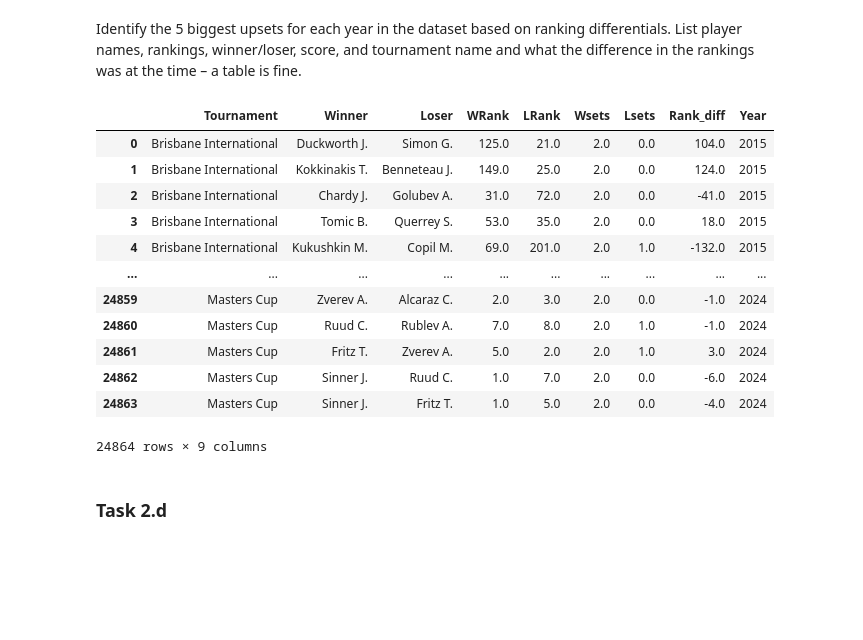
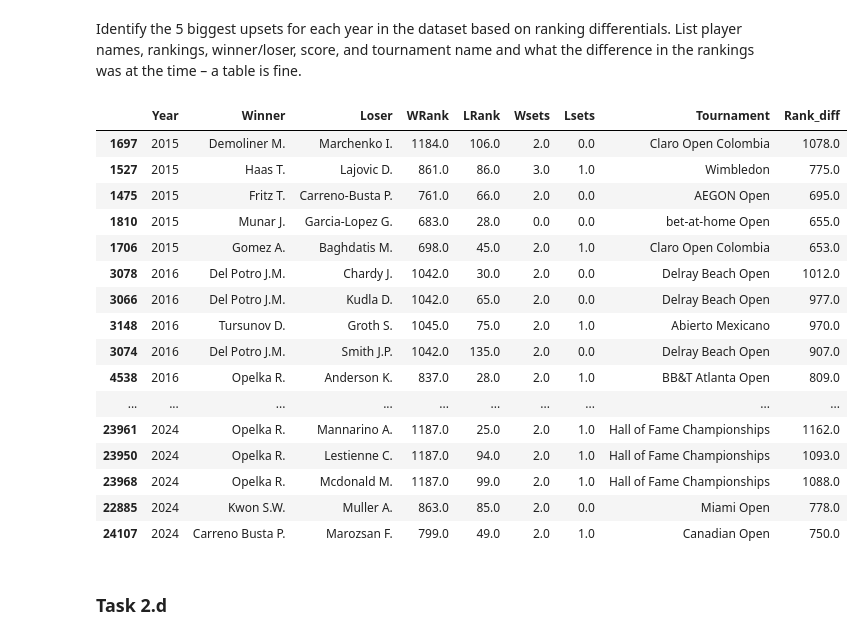
Before and after one commit to Scotty538/ml_one, a Jupyter notebook: Jupyter Project Report Template DRAFT v2.0_297201 - A1.ipynb, the cells around one changed output. Cells and saved outputs as stored; diff of their text form; code cells hidden in the pictures; blank space fills up the shorter version.

```diff
--- a/Jupyter Project Report Template DRAFT v2.0_297201 - A1.ipynb
+++ b/Jupyter Project Report Template DRAFT v2.0_297201 - A1.ipynb
@@ -821,23 +775,34 @@ Although Mannarino A. has the most first round losses (112) during the period 20
 # %% [markdown]
 Identify the 5 biggest upsets for each year in the dataset based on ranking differentials. List player names, rankings, winner/loser, score, and tournament name and what the difference in the rankings was at the time – a table is fine.
 # %%
+# The resulting table is long, so I have changed the settings to show all of it
+pd.set_option('display.max_rows', None)
+
 tennis_total_clean['Rank_diff'] = tennis_total_clean['WRank'] - tennis_total_clean['LRank']
 # A larger Rank_diff indicates a lower-ranked player upset a higher-ranked player
 
+sorted_year_and_rank = tennis_total_clean[['Year','Winner','Loser','WRank','LRank','Wsets','Lsets','Tournament','Rank_diff']].sort_values(['Year', 'Rank_diff'], ascending=[True, False])
+grouped_the_sorted_year_and_rank = sorted_year_and_rank.groupby('Year')
+top_five_upsets_grouped_and_sorted = grouped_the_sorted_year_and_rank.head(5)
+top_five_upsets_grouped_and_sorted
 
-upsets = tennis_total_clean[['Tournament','Winner','Loser','WRank','LRank','Wsets', 'Lsets', 'Rank_diff','Year']]
-upsets
+# First attempt
+# upsets = tennis_total_clean[['Year','Winner','Loser','WRank','LRank','Wsets','Lsets','Tournament','Rank_diff']].groupby('Year').sort_values(['Year','Rank_diff'], ascending = [True, False]).head(5)
 # %% [output]
-|  | Tournament | Winner | Loser | WRank | LRank | Wsets | Lsets | Rank_diff | Year |
-| 0 | Brisbane International | Duckworth J. | Simon G. | 125.0 | 21.0 | 2.0 | 0.0 | 104.0 | 2015 |
-| 1 | Brisbane International | Kokkinakis T. | Benneteau J. | 149.0 | 25.0 | 2.0 | 0.0 | 124.0 | 2015 |
-| 2 | Brisbane International | Chardy J. | Golubev A. | 31.0 | 72.0 | 2.0 | 0.0 | -41.0 | 2015 |
-| 3 | Brisbane International | Tomic B. | Querrey S. | 53.0 | 35.0 | 2.0 | 0.0 | 18.0 | 2015 |
-| 4 | Brisbane International | Kukushkin M. | Copil M. | 69.0 | 201.0 | 2.0 | 1.0 | -132.0 | 2015 |
+|  | Year | Winner | Loser | WRank | LRank | Wsets | Lsets | Tournament | Rank_diff |
+| 1697 | 2015 | Demoliner M. | Marchenko I. | 1184.0 | 106.0 | 2.0 | 0.0 | Claro Open Colombia | 1078.0 |
+| 1527 | 2015 | Haas T. | Lajovic D. | 861.0 | 86.0 | 3.0 | 1.0 | Wimbledon | 775.0 |
+| 1475 | 2015 | Fritz T. | Carreno-Busta P. | 761.0 | 66.0 | 2.0 | 0.0 | AEGON Open | 695.0 |
+| 1810 | 2015 | Munar J. | Garcia-Lopez G. | 683.0 | 28.0 | 0.0 | 0.0 | bet-at-home Open | 655.0 |
+| 1706 | 2015 | Gomez A. | Baghdatis M. | 698.0 | 45.0 | 2.0 | 1.0 | Claro Open Colombia | 653.0 |
+| 3078 | 2016 | Del Potro J.M. | Chardy J. | 1042.0 | 30.0 | 2.0 | 0.0 | Delray Beach Open | 1012.0 |
+| 3066 | 2016 | Del Potro J.M. | Kudla D. | 1042.0 | 65.0 | 2.0 | 0.0 | Delray Beach Open | 977.0 |
+| 3148 | 2016 | Tursunov D. | Groth S. | 1045.0 | 75.0 | 2.0 | 1.0 | Abierto Mexicano | 970.0 |
+| 3074 | 2016 | Del Potro J.M. | Smith J.P. | 1042.0 | 135.0 | 2.0 | 0.0 | Delray Beach Open | 907.0 |
+| 4538 | 2016 | Opelka R. | Anderson K. | 837.0 | 28.0 | 2.0 | 1.0 | BB&T Atlanta Open | 809.0 |
 | ... | ... | ... | ... | ... | ... | ... | ... | ... | ... |
-| 24859 | Masters Cup | Zverev A. | Alcaraz C. | 2.0 | 3.0 | 2.0 | 0.0 | -1.0 | 2024 |
-| 24860 | Masters Cup | Ruud C. | Rublev A. | 7.0 | 8.0 | 2.0 | 1.0 | -1.0 | 2024 |
-| 24861 | Masters Cup | Fritz T. | Zverev A. | 5.0 | 2.0 | 2.0 | 1.0 | 3.0 | 2024 |
-| 24862 | Masters Cup | Sinner J. | Ruud C. | 1.0 | 7.0 | 2.0 | 0.0 | -6.0 | 2024 |
-| 24863 | Masters Cup | Sinner J. | Fritz T. | 1.0 | 5.0 | 2.0 | 0.0 | -4.0 | 2024 |
+| 23961 | 2024 | Opelka R. | Mannarino A. | 1187.0 | 25.0 | 2.0 | 1.0 | Hall of Fame Championships | 1162.0 |
+| 23950 | 2024 | Opelka R. | Lestienne C. | 1187.0 | 94.0 | 2.0 | 1.0 | Hall of Fame Championships | 1093.0 |
+| 23968 | 2024 | Opelka R. | Mcdonald M. | 1187.0 | 99.0 | 2.0 | 1.0 | Hall of Fame Championships | 1088.0 |
+| 22885 | 2024 | Kwon S.W. | Muller A. | 863.0 | 85.0 | 2.0 | 0.0 | Miami Open | 778.0 |
+| 24107 | 2024 | Carreno Busta P. | Marozsan F. | 799.0 | 49.0 | 2.0 | 1.0 | Canadian Open | 750.0 |
-24864 rows × 9 columns
```
Also changed, not shown: parts of 59 cells of this notebook.
